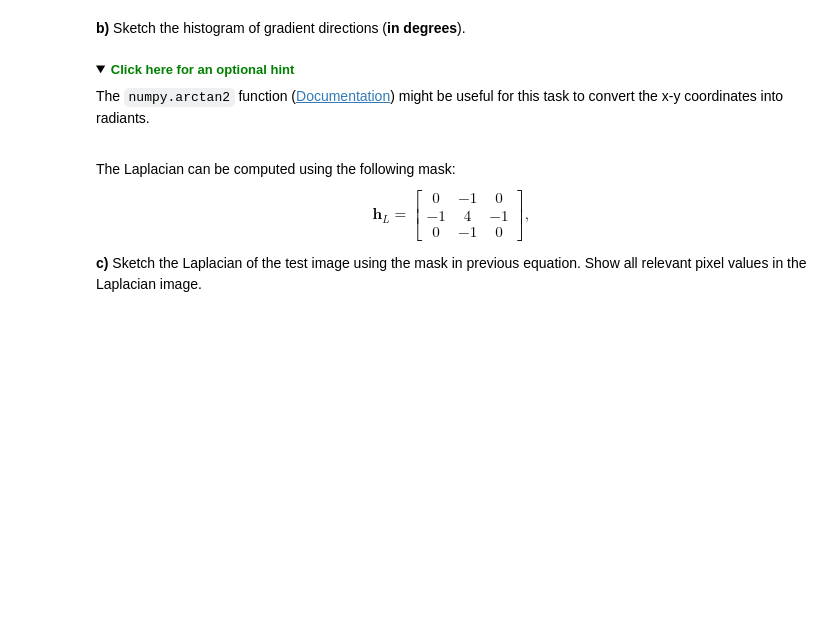
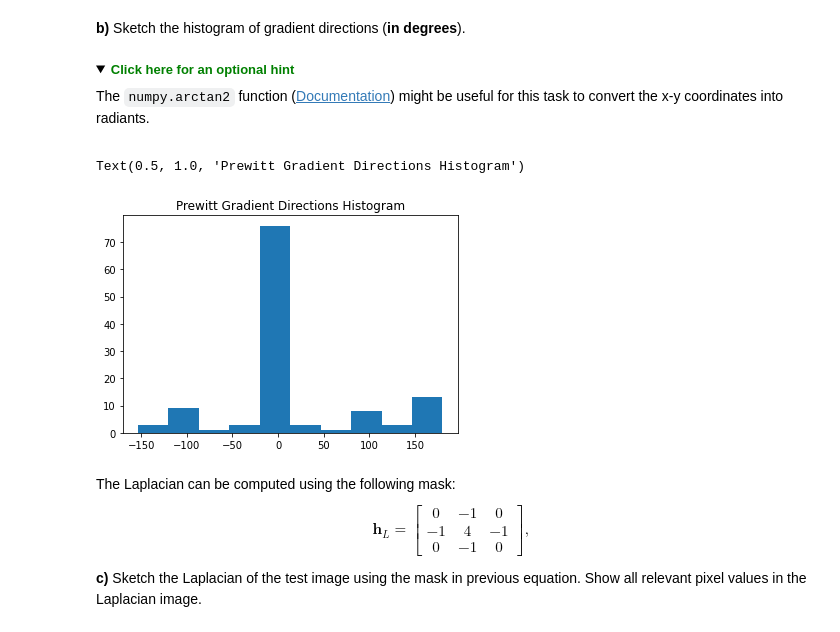
Before and after one commit to asahicantu/uis, a Jupyter notebook: ELE510-Image Processing and computer vision/Assignments/Assignment 4/LABexc4-ELE510-2021.ipynb, the cells around one changed output. Cells and saved outputs as stored; diff of their text form; code cells hidden in the pictures; folded sections open; blank space fills up the shorter version.

```diff
--- a/ELE510-Image Processing and computer vision/Assignments/Assignment 4/LABexc4-ELE510-2021.ipynb
+++ b/ELE510-Image Processing and computer vision/Assignments/Assignment 4/LABexc4-ELE510-2021.ipynb
@@ -188,3 +992,11 @@ The <code>numpy.arctan2</code> function (<a href="https://numpy.org/doc/stable/r
+# %%
+G_directions_I = np.arctan2(I_x,I_y)
+G_directions_I = np.degrees(G_directions_I)
+plt.hist(G_directions_I.ravel())
+plt.title("Prewitt Gradient Directions Histogram")
+# %% [output]
+Text(0.5, 1.0, 'Prewitt Gradient Directions Histogram')
+[figure, added]
 # %% [markdown]
 The Laplacian can be computed using the following mask:
 \begin{equation}\label{L4-eq2}
```
Also changed, not shown: parts of 31 cells of this notebook, 18 other files.
